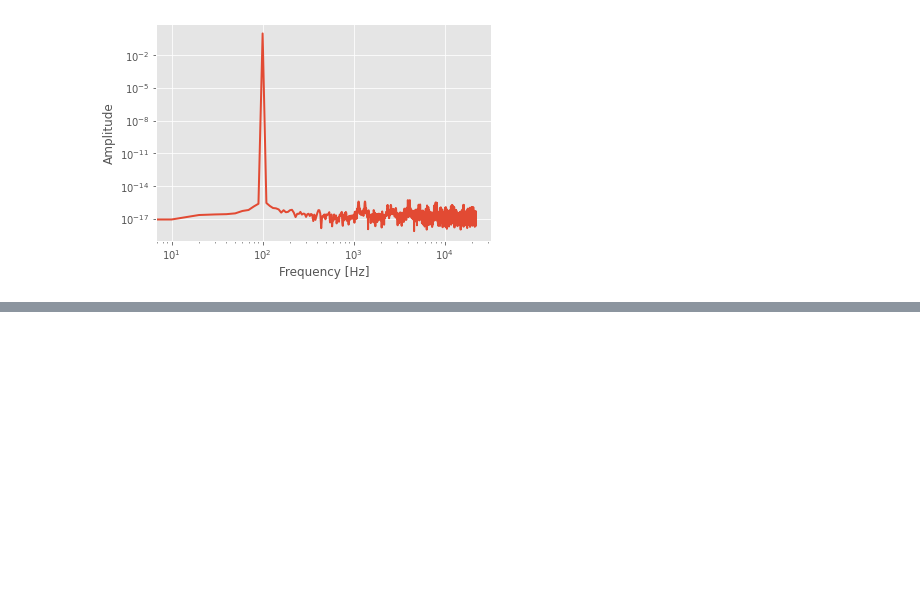
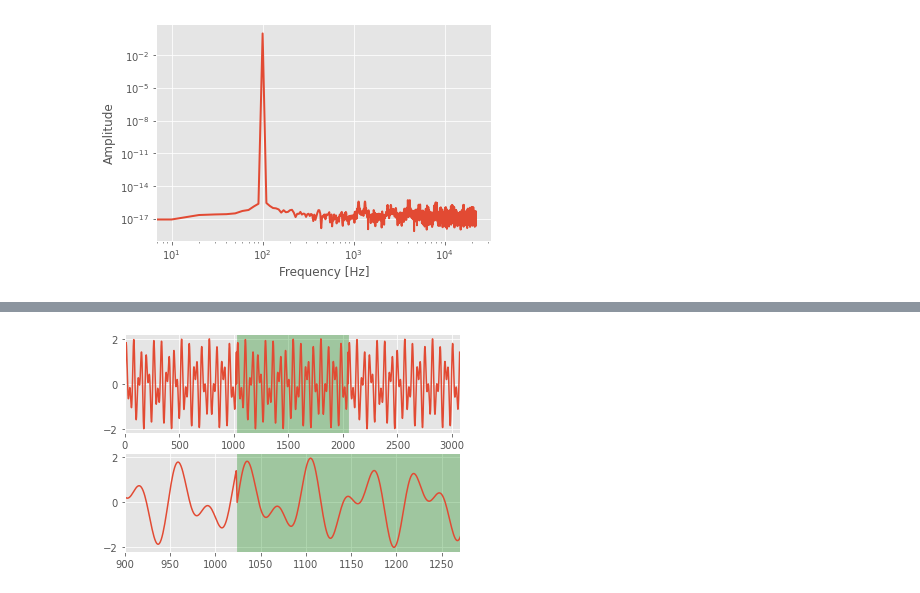
Before and after one commit to JeonghunLee/Colab_Audio_Simple, a Jupyter notebook: simple.ipynb, the cells around one changed output, grey strips where cells are left out. Cells and saved outputs as stored; diff of their text form; code cells hidden in the pictures; blank space fills up the shorter version.

```diff
--- a/simple.ipynb
+++ b/simple.ipynb
@@ -42,0 +68,16 @@ plt.show()
+# %%
+y2 = np.hstack([y, y, y])
+
+plt.subplot(211)
+plt.plot(y2)
+plt.axvspan(N, N * 2, alpha=0.3, color='green')
+plt.xlim(0, 3 * N)
+
+plt.subplot(212)
+plt.plot(y2)
+plt.axvspan(N, N * 2, alpha=0.3, color='green')
+plt.xlim(900, 1270)
+
+plt.show()
+# %% [output]
+[figure, added]
```
Also changed, not shown: parts of 5 cells of this notebook.
